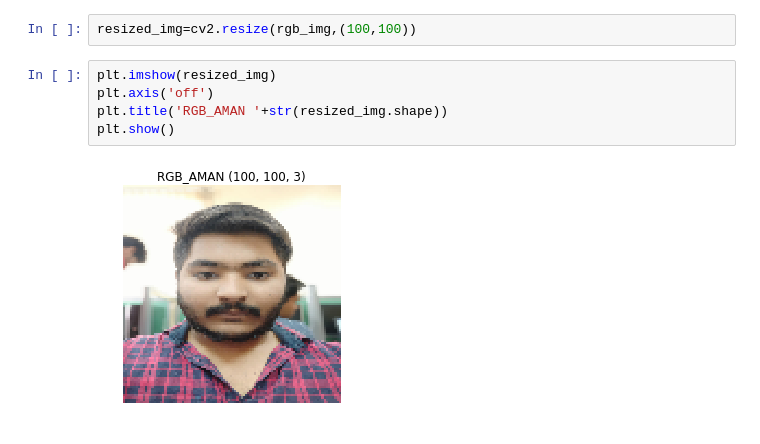
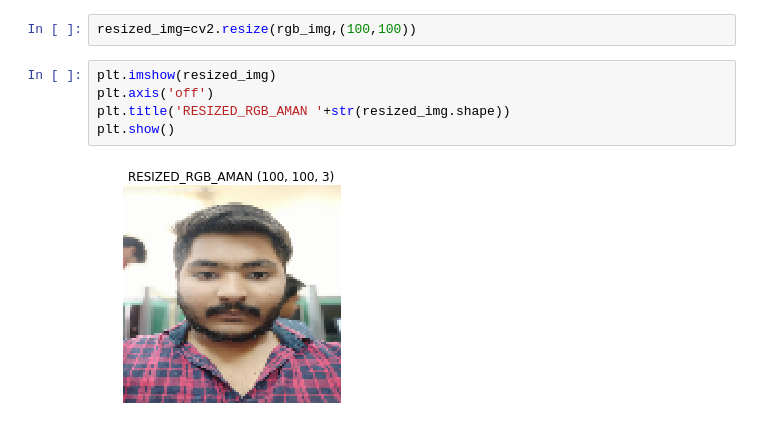
Before and after one commit to aman212yadav/MACHINE_LEARNING_REVISITED, a Jupyter notebook: QUICKSTART/Quickstart OpenCV.ipynb, the cells around one changed output. Drawn from its saved outputs; the diff is of its cells as text.

```diff
--- a/QUICKSTART/Quickstart OpenCV.ipynb
+++ b/QUICKSTART/Quickstart OpenCV.ipynb
@@ -27,7 +27,7 @@ resized_img=cv2.resize(rgb_img,(100,100))
 # %%
 plt.imshow(resized_img)
 plt.axis('off')
-plt.title('RGB_AMAN '+str(resized_img.shape))
+plt.title('RESIZED_RGB_AMAN '+str(resized_img.shape))
 plt.show()
 # %% [output]
-[figure, old version]
+[figure, new version]
```
